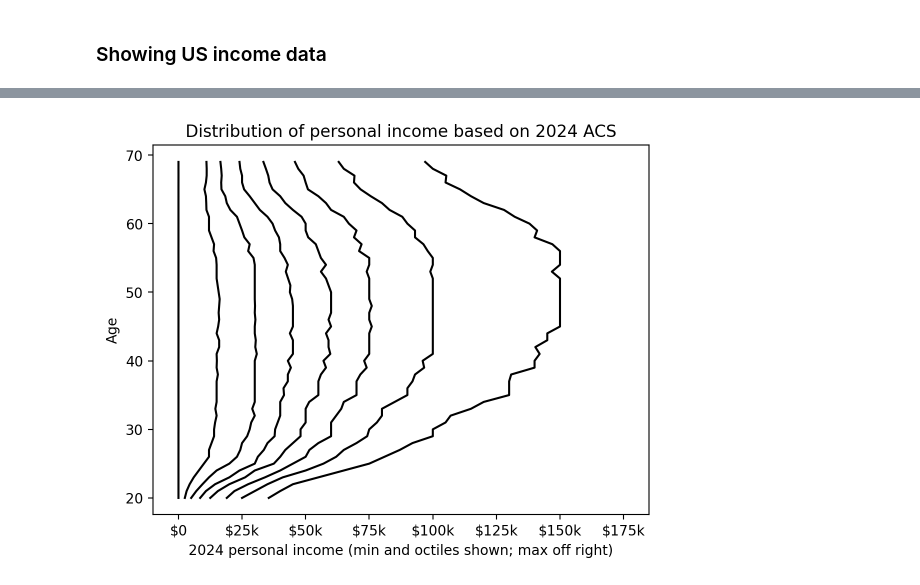
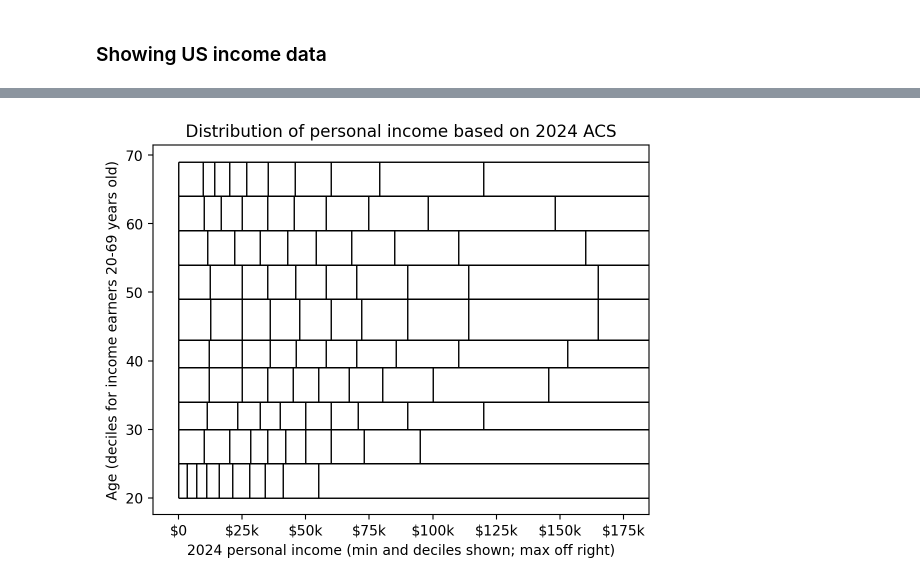
Before and after one commit to ajschumacher/pavement, a Jupyter notebook: examples/real_data.ipynb, the cells around one changed output, grey strips where cells are left out. Drawn from its saved outputs; the diff is of its cells as text; code cells hidden in the pictures.

Commit message:
show 2d pavement plot

```diff
--- a/examples/real_data.ipynb
+++ b/examples/real_data.ipynb
@@ -63,5 +63,3 @@ plt.show()
 # ADJINC for all of these was 1015250,
 # but nominal dollars are used instead of adjusting.
 incomes = pd.read_csv('incomes.csv')
-# %%
-incomes['decade'] = (incomes.age // 10).astype('str') + '0s'
@@ -89,11 +66,10 @@ for age in ages:
-# %%
-for index, series in enumerate(np.stack(quantiles).T):
-    plt.plot(series, ages, color='black')
-plt.xlim(-10_000, 185_000)
-plt.gca().xaxis.set_major_formatter(mticker.FuncFormatter(lambda x, _: f'${int(x/1000)}k' if x != 0 else '$0'))
-plt.xlabel('2024 personal income (min and octiles shown; max off right)')
-plt.ylabel('Age')
-plt.title('Distribution of personal income based on 2024 ACS')
-plt.show()
-# %% [output]
-[figure, removed]
+# %%
+pmpl.plot2d(x=incomes.dollars, y=incomes.age, weights=incomes.sample_weight, bins=10, first_split='y')
+plt.xlim(-10_000, 185_000)
+plt.gca().xaxis.set_major_formatter(mticker.FuncFormatter(lambda x, _: f'${int(x/1000)}k' if x != 0 else '$0'))
+plt.xlabel('2024 personal income (min and deciles shown; max off right)')
+plt.ylabel('Age (deciles for income earners 20-69 years old)')
+plt.title('Distribution of personal income based on 2024 ACS')
+plt.show()
+# %% [output]
+[figure, added]
```
Also changed, not shown: parts of 2 cells of this notebook.
